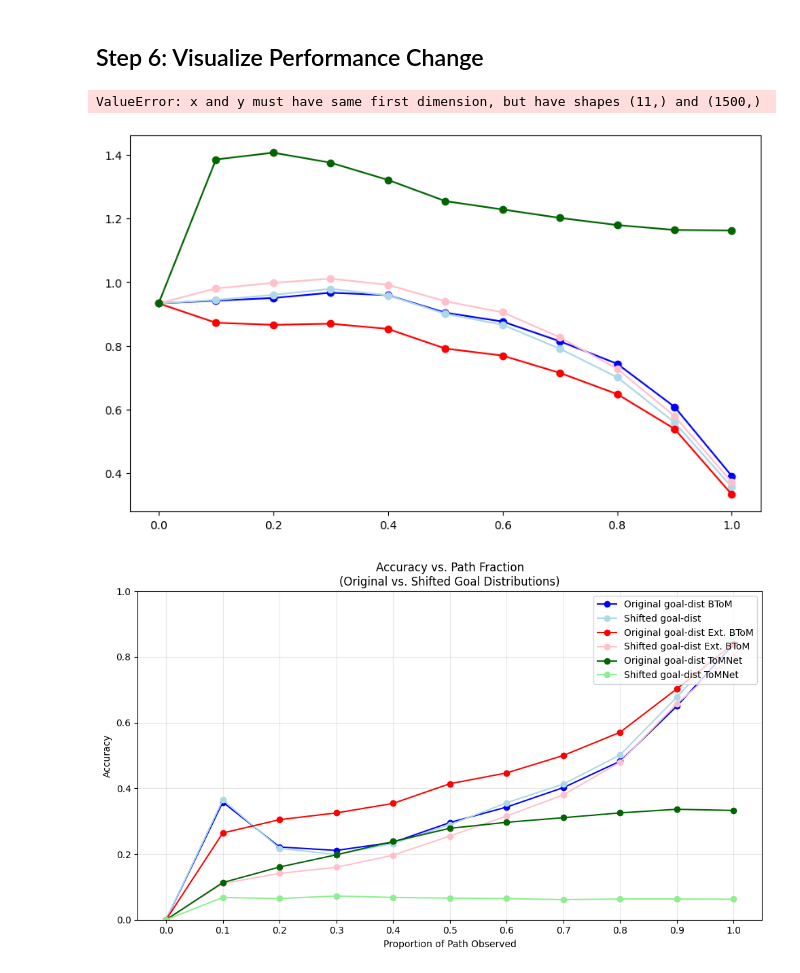
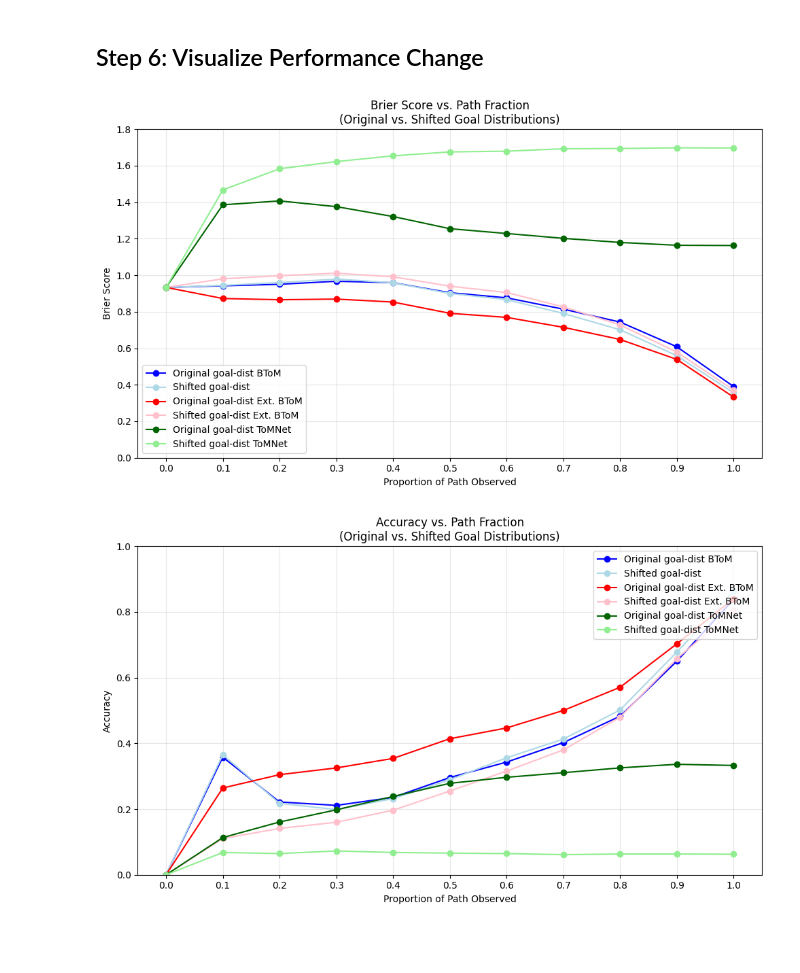
Before and after one commit to NigelDoering/Theory-of-mind, a Jupyter notebook: notebooks/Campus_Experiment_2.ipynb, the cells around one changed output. Drawn from its saved outputs; the diff is of its cells as text; code cells hidden in the pictures; blank space fills up the shorter version.

Commit message:
Update some errors with plotting axes

```diff
--- a/notebooks/Campus_Experiment_2.ipynb
+++ b/notebooks/Campus_Experiment_2.ipynb
@@ -440,40 +440,39 @@ ext_mean_orig = ext_arr_orig.mean(axis=0)
 ext_mean_new = ext_arr_new.mean(axis=0)
 
 tomnet_mean_orig = tomnet_arr_orig.mean(axis=0)
-tomnet_mean_new = tomnet_arr_new.mean(axis=1)
+tomnet_mean_new = tomnet_arr_new.mean(axis=0)
 
 
 
 
 # Fraction grid (must be the same length as the second axis of your arrays)
 props = np.linspace(0, 1, btom_arr_orig.shape[1])
 
 
 
 plt.figure(figsize=(10,6))
 
 plt.plot(props, btom_mean_orig, '-o', label='Original goal‐dist BToM', color='blue')
 plt.plot(props, btom_mean_new, '-o', label='Shifted goal‐dist', color='lightblue')
 
 plt.plot(props, ext_mean_orig, '-o', label='Original goal‐dist Ext. BToM', color='red')
 plt.plot(props, ext_mean_new, '-o', label='Shifted goal‐dist Ext. BToM', color='pink')
 
 plt.plot(props, tomnet_mean_orig, '-o', label='Original goal‐dist ToMNet', color='darkgreen')
 plt.plot(props, tomnet_mean_new, '-o', label='Shifted goal‐dist ToMNet', color='lightgreen')
 
 
 plt.xlabel('Proportion of Path Observed')
 plt.ylabel('Brier Score')
 plt.title('Brier Score vs. Path Fraction\n(Original vs. Shifted Goal Distributions)')
 plt.xticks(props)
-plt.ylim(0, 1.5)
+plt.ylim(0, 1.8)
 plt.grid(alpha=0.3)
-plt.legend(loc='upper right')
+plt.legend(loc='lower left')
 plt.tight_layout()
 plt.show()
 # %% [output]
-ValueError: x and y must have same first dimension, but have shapes (11,) and (1500,)
-[figure, old version]
+[figure, new version]
 # %%
 # Convert to arrays
 btom_arr_orig = np.array(btom_orig_accuracy)  # shape (N, n_fractions)
```
